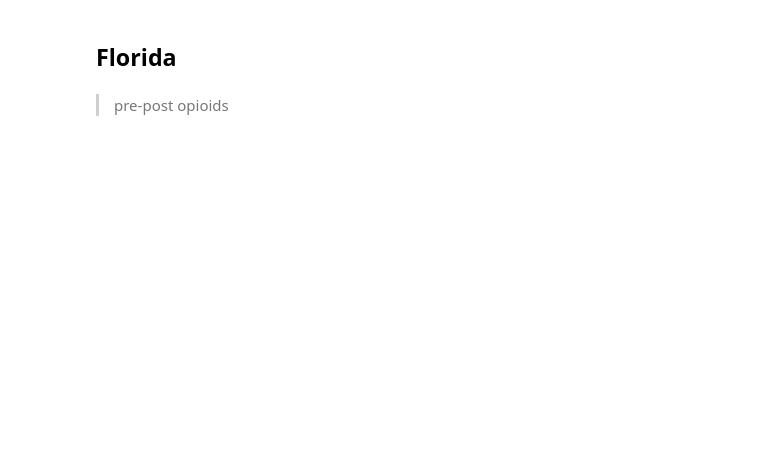
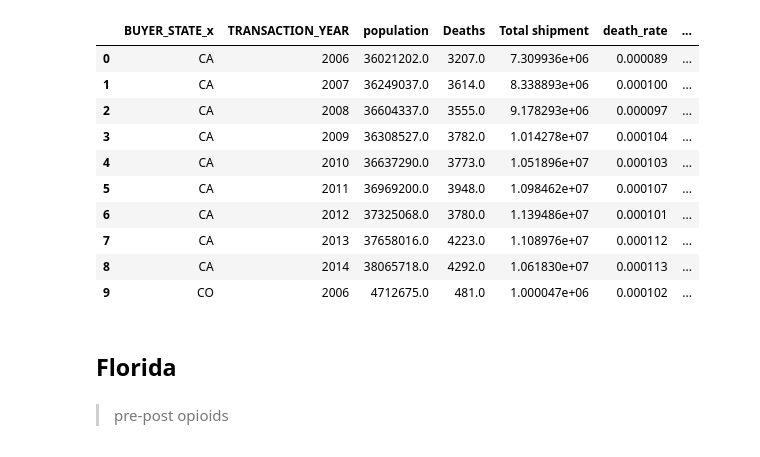
Before and after one commit to MIDS-at-Duke/pds-2022-leep, a Jupyter notebook: 10_intermediate/plotting.ipynb, the cells around one changed output. Saved outputs shown, nothing was run; the diff lists cells and outputs as text; code cells hidden in the pictures; blank space fills up the shorter version.

```diff
--- a/10_intermediate/plotting.ipynb
+++ b/10_intermediate/plotting.ipynb
@@ -22,5 +66,19 @@ FL = dataset(fl, 2010, "FL")
 # %%
 TX = dataset(tx, 2007, "TX")
+# %%
+TX.head(10)
+# %% [output]
+|  | BUYER_STATE_x | TRANSACTION_YEAR | population | Deaths | Total shipment | death_rate | ... |
+| 0 | CA | 2006 | 36021202.0 | 3207.0 | 7.309936e+06 | 0.000089 | ... |
+| 1 | CA | 2007 | 36249037.0 | 3614.0 | 8.338893e+06 | 0.000100 | ... |
+| 2 | CA | 2008 | 36604337.0 | 3555.0 | 9.178293e+06 | 0.000097 | ... |
+| 3 | CA | 2009 | 36308527.0 | 3782.0 | 1.014278e+07 | 0.000104 | ... |
+| 4 | CA | 2010 | 36637290.0 | 3773.0 | 1.051896e+07 | 0.000103 | ... |
+| 5 | CA | 2011 | 36969200.0 | 3948.0 | 1.098462e+07 | 0.000107 | ... |
+| 6 | CA | 2012 | 37325068.0 | 3780.0 | 1.139486e+07 | 0.000101 | ... |
+| 7 | CA | 2013 | 37658016.0 | 4223.0 | 1.108976e+07 | 0.000112 | ... |
+| 8 | CA | 2014 | 38065718.0 | 4292.0 | 1.061830e+07 | 0.000113 | ... |
+| 9 | CO | 2006 | 4712675.0 | 481.0 | 1.000047e+06 | 0.000102 | ... |
 # %%
 WA = dataset(wa, 2012, "WA")
 # %%
```
Also changed, not shown: parts of 5 cells of this notebook.
